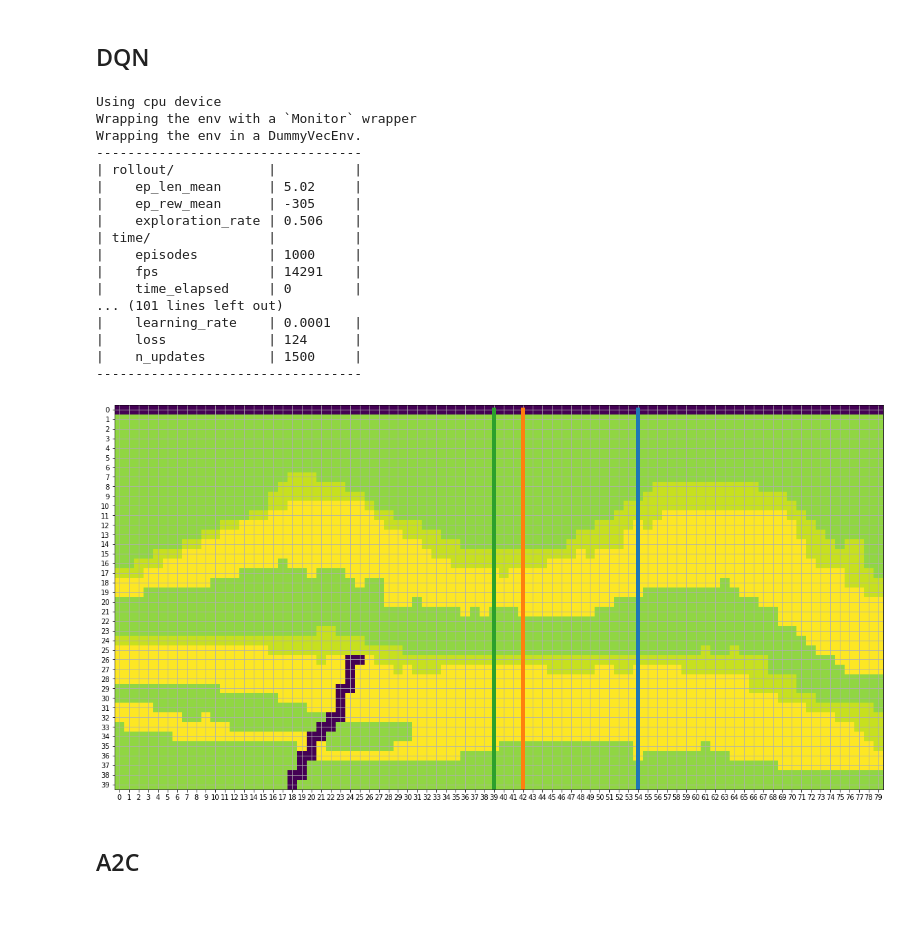
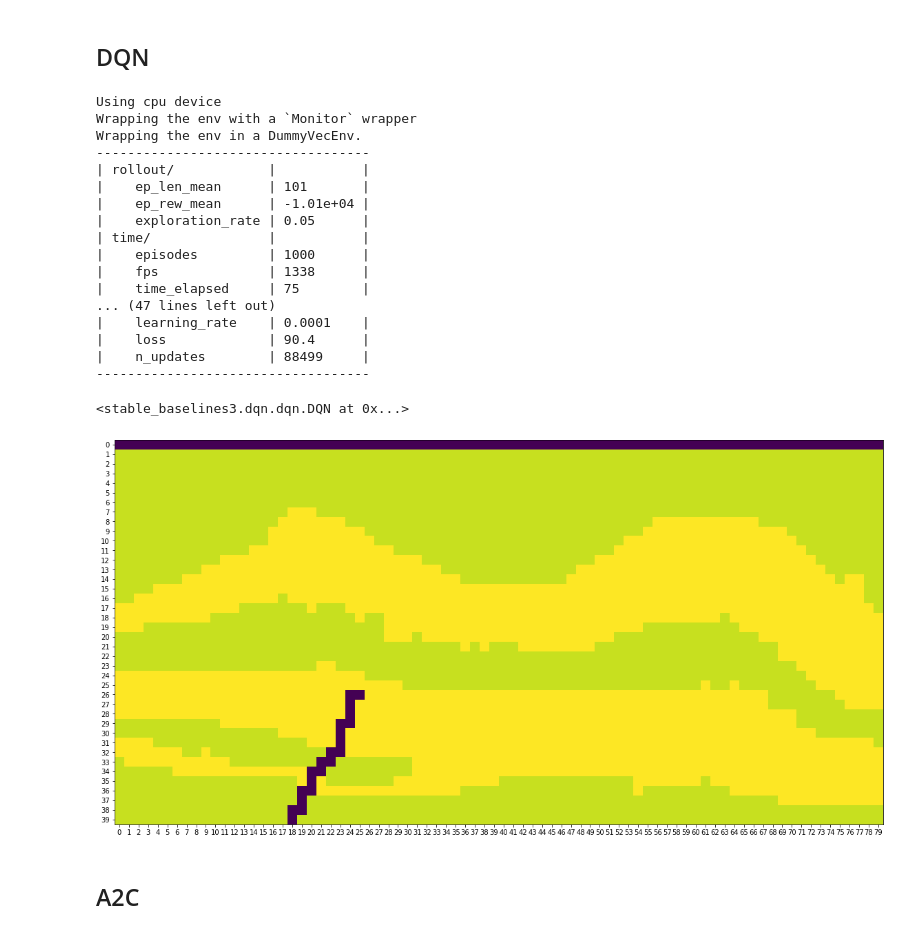
Before and after one commit to svpoludasu/wildcatter, a Jupyter notebook: examples/Trial 1 - Custom Environment.ipynb, the cells around one changed output. Cells and saved outputs as stored; diff of their text form; code cells hidden in the pictures.

```diff
--- a/examples/Trial 1 - Custom Environment.ipynb
+++ b/examples/Trial 1 - Custom Environment.ipynb
@@ -508,7 +1488,7 @@ class RewardDriller(Env):  # type: ignore
 # %% [markdown]
 # Test Environment
 # %%
-# env_config = dict(model_path=r"data/2d_stacked.csv", available_pipe=70, num_wells = 3, delim=",")
+env_config = dict(model_path=r"data/2d_stacked.csv", available_pipe=70, num_wells = 3, delim=",")
 
 env = RewardDriller(env_config)
 
@@ -533,10 +1513,13 @@ for episode in range(1,episodes+1):
 
     while not done:
         action = env.action_space.sample()
+#         print(f"    Action: {actions[action]}")
+
         state, reward, done, info = env.step(action)
-        print(f"    Total Reward: {reward}")
+#         print(f"    Total Reward: {reward}")
+#         print(f"    done: {done}\n")
 
-    for i in range(0,env.num_wells):
+    for i in range(0,len(env.multi_trajectory)):
         traj_z, traj_x = np.asarray(env.multi_trajectory[i]).T
         plt.plot(traj_x, traj_z, "-", linewidth=6)
 
@@ -562,11 +1539,13 @@ Beginning Drill Campaign: 1
 from stable_baselines3 import PPO
 
 # More the number of wells, more time to train
-# env_config = dict(model_path=r"data/2d_stacked.csv", available_pipe=70, num_wells = 3, delim=",")
+env_config = dict(model_path=r"data/2d_stacked.csv", available_pipe=70, num_wells = 3, delim=",")
 env = RewardDriller(env_config)
+# env = MultiDriller(env_config)
+
 
 ppo = PPO("MlpPolicy", env, verbose=1)
-ppo.learn(total_timesteps = 1000_000, log_interval=10)
+ppo.learn(total_timesteps = 800_000, log_interval=10)
 # %% [output]
 Using cpu device
 Wrapping the env with a `Monitor` wrapper
@@ -588,12 +1567,13 @@ Wrapping the env in a DummyVecEnv.
 <stable_baselines3.ppo.ppo.PPO at 0x...>
 # %%
 # env_config = dict(model_path=r"data/2d_stacked.csv", available_pipe=70, num_wells = 3, delim=",")
+# env = MultiDriller(env_config)
 env = RewardDriller(env_config)
 
-plt.figure(figsize=(10, 10))
+plt.figure(figsize=(20, 20))
 plt.imshow(env.model, vmin=-10, vmax=2)
 
-episodes = 1
+episodes = 100
 for episode in range(1, episodes + 1):
 #     print("Beginning Drill Campaign:", episode)
     state = env.reset()
@@ -605,7 +1585,7 @@ for episode in range(1, episodes + 1):
         state, reward, done, info = env.step(action)
 #         print(f"    Reward: {reward}")
 
-    for i in range(0,env.num_wells):
+    for i in range(0,len(env.multi_trajectory)):
         traj_z, traj_x = np.asarray(env.multi_trajectory[i]).T
         plt.plot(traj_x, traj_z, "-", linewidth=6)
 
@@ -626,60 +1606,59 @@ plt.imshow(env.state,)
 # %%
 from stable_baselines3 import DQN
 
-env = RewardDriller(env_config)
+# env = RewardDriller(env_config)
 
 dqn = DQN("MlpPolicy", env, verbose=1)
-dqn.learn(total_timesteps=100_000, log_interval=1_000)
+dqn.learn(total_timesteps=500_000, log_interval=1_000)
 # %% [output]
 Using cpu device
 Wrapping the env with a `Monitor` wrapper
 Wrapping the env in a DummyVecEnv.
-----------------------------------
-| rollout/            |          |
-|    ep_len_mean      | 5.02     |
-|    ep_rew_mean      | -305     |
-|    exploration_rate | 0.506    |
-| time/               |          |
-|    episodes         | 1000     |
-|    fps              | 14291    |
-|    time_elapsed     | 0        |
-... (101 lines left out)
-|    learning_rate    | 0.0001   |
-|    loss             | 124      |
-|    n_updates        | 1500     |
-----------------------------------
+-----------------------------------
+| rollout/            |           |
+|    ep_len_mean      | 101       |
+|    ep_rew_mean      | -1.01e+04 |
+|    exploration_rate | 0.05      |
+| time/               |           |
+|    episodes         | 1000      |
+|    fps              | 1338      |
+|    time_elapsed     | 75        |
+... (47 lines left out)
+|    learning_rate    | 0.0001    |
+|    loss             | 90.4      |
+|    n_updates        | 88499     |
+-----------------------------------
+<stable_baselines3.dqn.dqn.DQN at 0x...>
 # %%
 # env_config = dict(model_path=r"data/2d_stacked.csv", available_pipe=70, num_wells = 3, delim=",")
-env = RewardDriller(env_config)
+# env = RewardDriller(env_config)
 
 plt.figure(figsize=(20, 20))
 plt.imshow(env.model, vmin=-10, vmax=2)
 
-episodes = 1
+episodes = 100
 for episode in range(1, episodes + 1):
 #     print("Beginning Drill Campaign:", episode)
     state = env.reset()
     done = False
 #     reward = 0
 
     while not done:
         action, _states = dqn.predict(state, deterministic=True)
         state, reward, done, info = env.step(action)
 #     print(f"    Reward: {reward}")
 
-
-
-    for i in range(0,env.num_wells):
+    for i in range(0,len(env.multi_trajectory)):
         traj_z, traj_x = np.asarray(env.multi_trajectory[i]).T
         plt.plot(traj_x, traj_z, "-", linewidth=6)
 
     plt.xticks(np.arange(0, 80, 1.0))
     plt.yticks(np.arange(0, 40, 1.0))
     plt.xlim([-0.5, 79.5])
     plt.ylim([39.5, -0.5])
     plt.grid()
 # %% [output]
-[figure, old version]
+[figure, new version]
 # %% [markdown]
 ## A2C
 # %%
```
Also changed, not shown: parts of 48 cells of this notebook, 2 other files.
